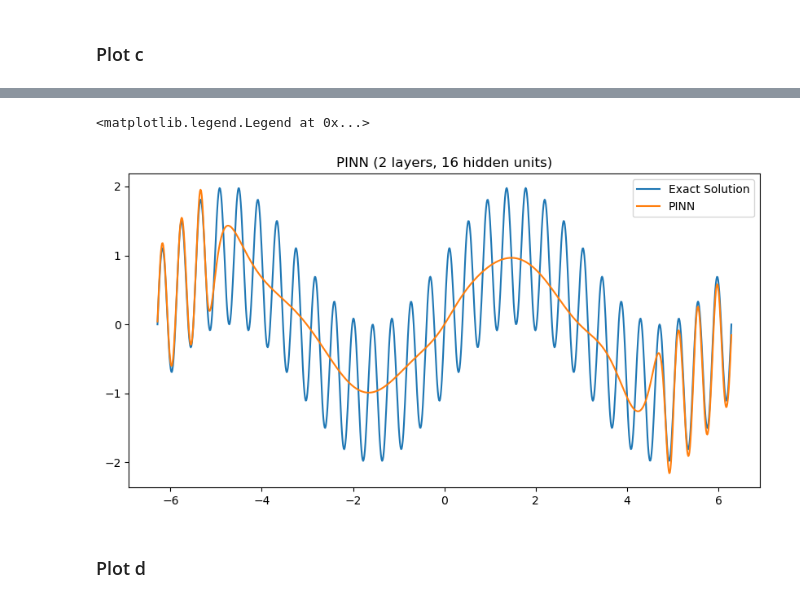
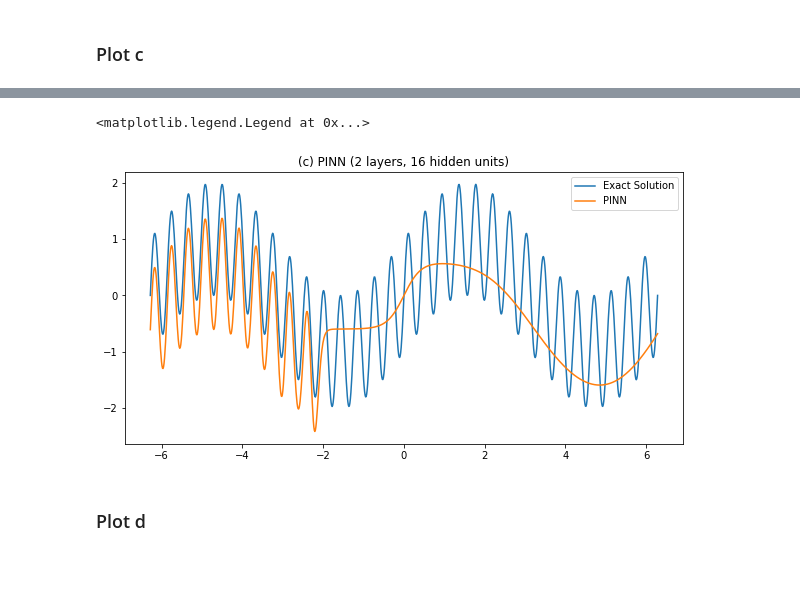
Before and after one commit to guglielmopacifico/DeepLearning, a Jupyter notebook: Task_B/Final_Version/Baseline.ipynb, the cells around one changed output, grey strips where cells are left out. Cells and saved outputs as stored; diff of their text form; code cells hidden in the pictures; blank space fills up the shorter version.

```diff
--- a/Task_B/Final_Version/Baseline.ipynb
+++ b/Task_B/Final_Version/Baseline.ipynb
@@ -701,8 +702,8 @@ activation_function = nn.Tanh()
 # Create the model
 model = PINN_Cos_nD(domain_extrema, n_hidden_layers, neurons, activation_function, n_multi_scale, w_list)
 
-num_points = 200
-n_epochs = 10000
+num_points = 200*15
+n_epochs = 50000
 
 optimizer_ADAM = optim.Adam(model.parameters(),
                             lr=float(0.001))
@@ -713,28 +714,29 @@ Final loss:  87.27472686767578   Training_time:  0  min  6  s
 # %%
 # MAKE THE PLOT
 model.eval()
 
 # test points
 x = torch.linspace(-2*torch.pi, 2*torch.pi, 1000, dtype=torch.float32, device=DEVICE, requires_grad=True).reshape(-1, 1)   # the input has to be of shape (n, 1)
 
 # Evaluate the exact solution
 u_exact = model.exact_solution(x)
 
 # Evaluate the approximate solution
 u_approx = torch.tanh(model.w_list[1] * model.normalize_input(x)) * model.unnormalize_output( model( model.normalize_input(x)) )
 
 # Resale the approximate solution to the same scale as the exact solution
 u_approx = model.restore_output(u_approx)
 
 #Plot
 fig = plt.figure(figsize=(10, 5))
 plt.plot(x.cpu().detach().numpy(), u_exact.cpu().detach().numpy(), label='Exact Solution')
 plt.plot(x.cpu().detach().numpy(), u_approx.cpu().detach().numpy(), label='PINN')
-plt.title(f'PINN ({model.n_hidden_layers} layers, {model.neurons[0]} hidden units)')
+plt.title(f'(c) PINN ({model.n_hidden_layers} layers, {model.neurons[0]} hidden units)')
+plt.savefig("Figures/fig7_3.pdf")
 plt.legend()
 # %% [output]
 <matplotlib.legend.Legend at 0x...>
-[figure, old version]
+[figure, new version]
 # %% [markdown]
 ### Plot d
 # %%
```
Also changed, not shown: parts of 9 cells of this notebook, 40 other files.
